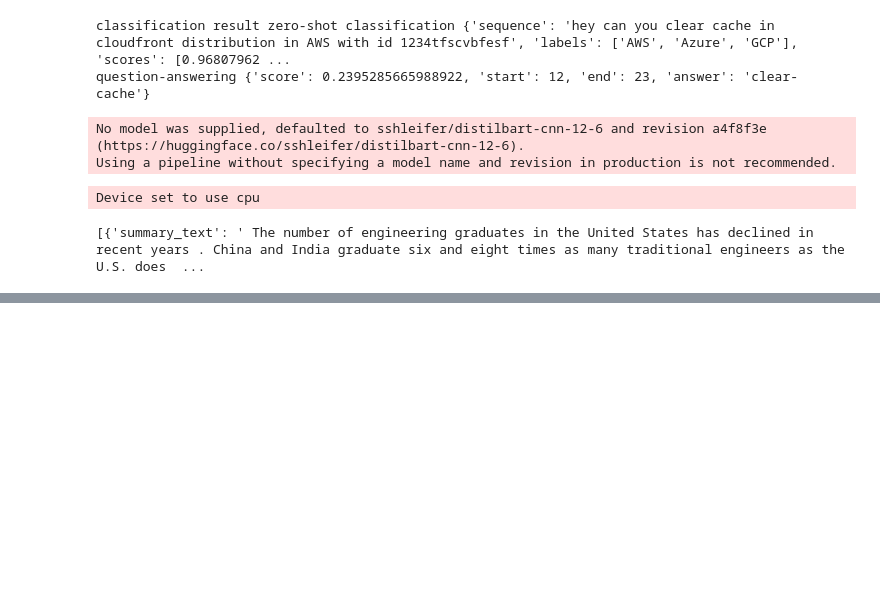
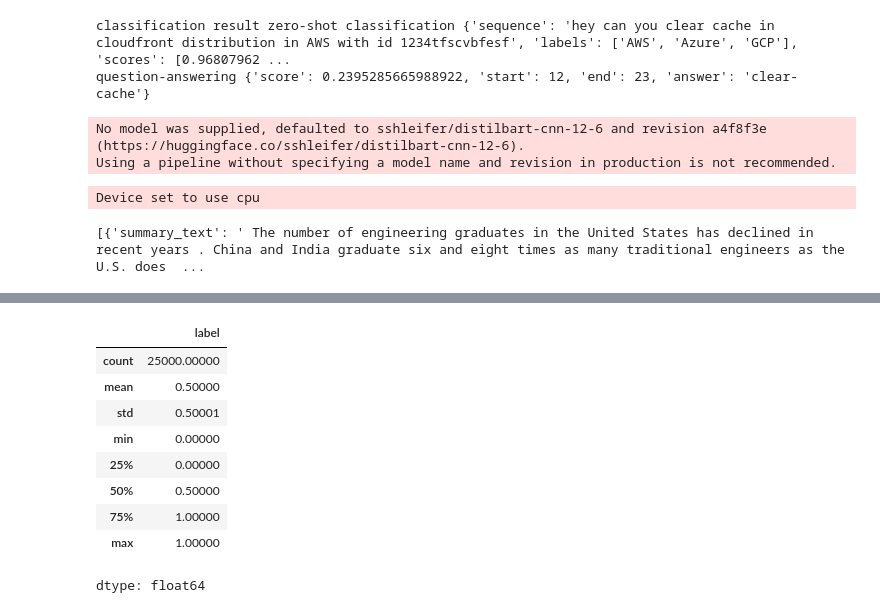
Before and after one commit to ap0072/Agentic-AI, a Jupyter notebook: course/en/chapter1/section3.ipynb, the cells around one changed output, grey strips where cells are left out. Cells and saved outputs as stored; diff of their text form; code cells hidden in the pictures; blank space fills up the shorter version.

```diff
--- a/course/en/chapter1/section3.ipynb
+++ b/course/en/chapter1/section3.ipynb
@@ -272,0 +368,13 @@ imdb["train"][1]
+# %%
+dataset_csv['label'].describe()
+# %% [output]
+|  | label |
+| count | 25000.00000 |
+| mean | 0.50000 |
+| std | 0.50001 |
+| min | 0.00000 |
+| 25% | 0.00000 |
+| 50% | 0.50000 |
+| 75% | 1.00000 |
+| max | 1.00000 |
+dtype: float64
```
Also changed, not shown: parts of 20 cells of this notebook.
